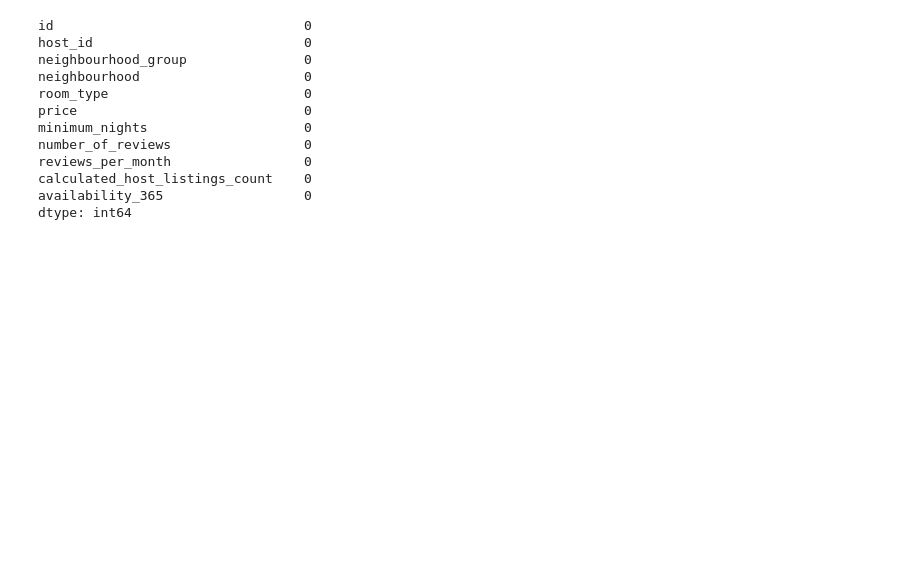
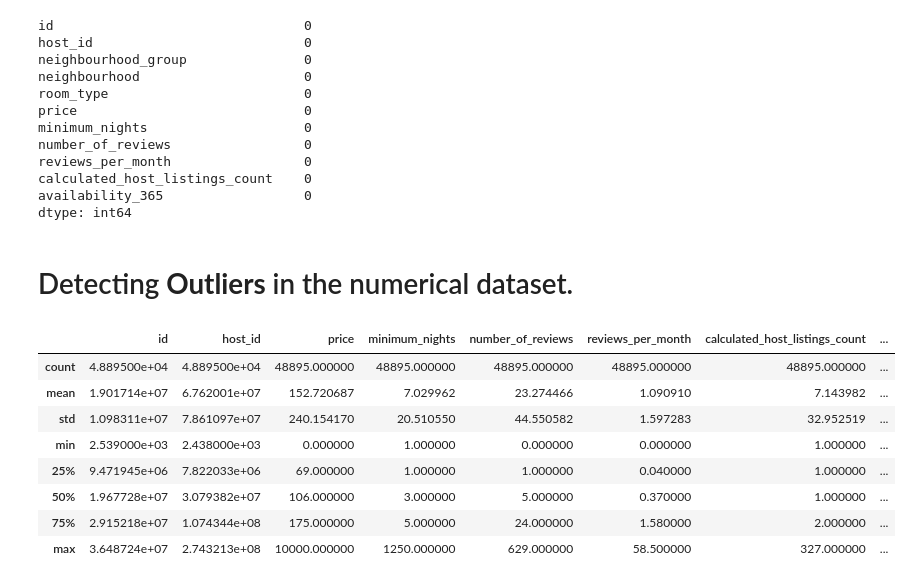
Before and after one commit to navinsambari007/Airbnb-Bookings-Analysis, a Jupyter notebook: Airbnb_Bookings_Analysis_Navinkumar_Sambari_(Github_commits).ipynb, the cells around one changed output. Cells and saved outputs as stored; diff of their text form; code cells hidden in the pictures; blank space fills up the shorter version.

```diff
--- a/Airbnb_Bookings_Analysis_Navinkumar_Sambari_(Github_commits).ipynb
+++ b/Airbnb_Bookings_Analysis_Navinkumar_Sambari_(Github_commits).ipynb
@@ -191,3 +191,18 @@ reviews_per_month                 0
 calculated_host_listings_count    0
 availability_365                  0
 dtype: int64
+# %% [markdown]
+# Detecting **Outliers** in the numerical dataset.
+# %%
+# lets observe normally the outliers or extreme values in statistical description
+df.describe()
+# %% [output]
+|  | id | host_id | price | minimum_nights | number_of_reviews | reviews_per_month | calculated_host_listings_count | ... |
+| count | 4.889500e+04 | 4.889500e+04 | 48895.000000 | 48895.000000 | 48895.000000 | 48895.000000 | 48895.000000 | ... |
+| mean | 1.901714e+07 | 6.762001e+07 | 152.720687 | 7.029962 | 23.274466 | 1.090910 | 7.143982 | ... |
+| std | 1.098311e+07 | 7.861097e+07 | 240.154170 | 20.510550 | 44.550582 | 1.597283 | 32.952519 | ... |
+| min | 2.539000e+03 | 2.438000e+03 | 0.000000 | 1.000000 | 0.000000 | 0.000000 | 1.000000 | ... |
+| 25% | 9.471945e+06 | 7.822033e+06 | 69.000000 | 1.000000 | 1.000000 | 0.040000 | 1.000000 | ... |
+| 50% | 1.967728e+07 | 3.079382e+07 | 106.000000 | 3.000000 | 5.000000 | 0.370000 | 1.000000 | ... |
+| 75% | 2.915218e+07 | 1.074344e+08 | 175.000000 | 5.000000 | 24.000000 | 1.580000 | 2.000000 | ... |
+| max | 3.648724e+07 | 2.743213e+08 | 10000.000000 | 1250.000000 | 629.000000 | 58.500000 | 327.000000 | ... |
```
Also changed, not shown: parts of 13 cells of this notebook.
